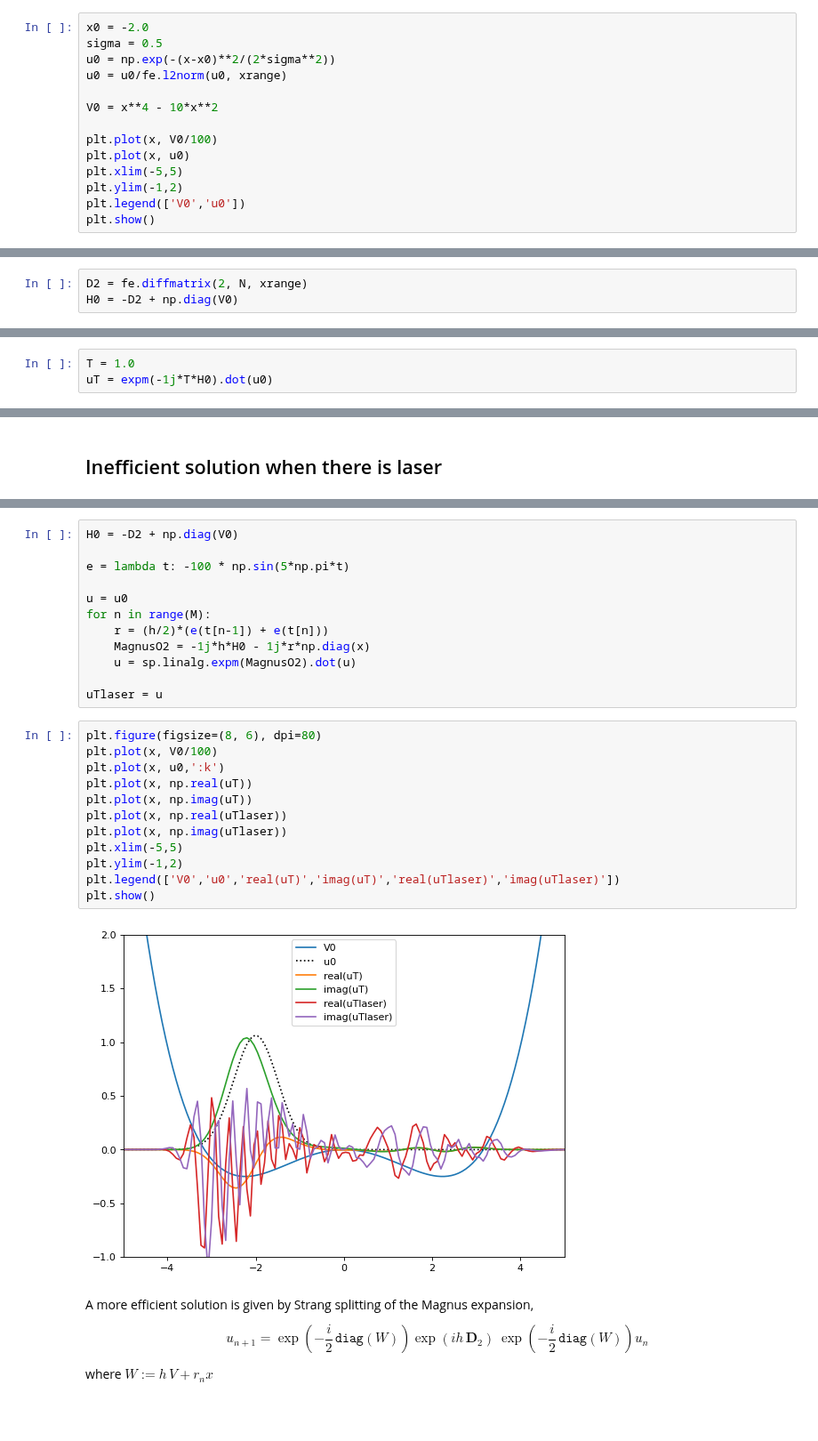
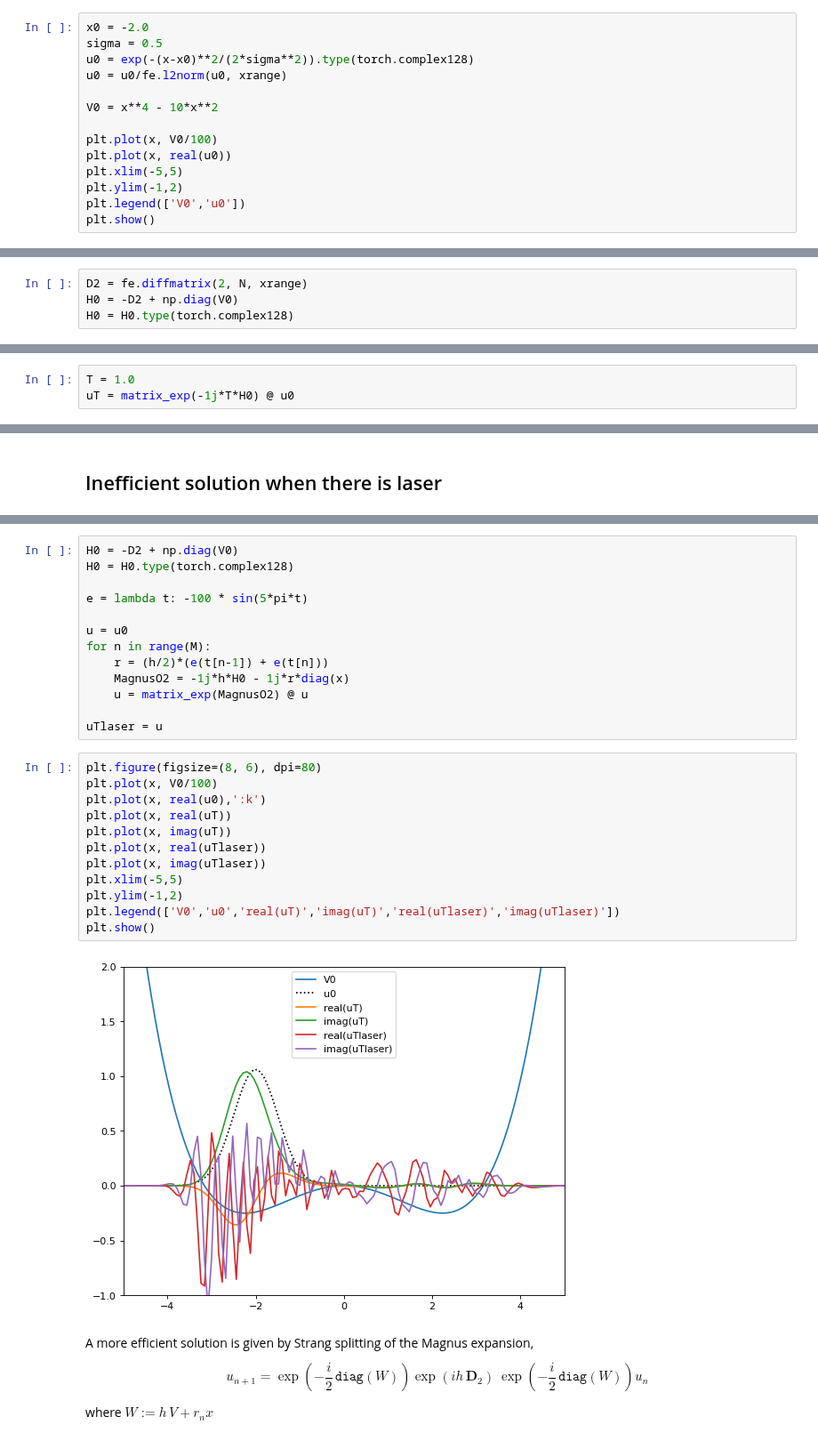
Before and after one commit to brownadder/expsolve, a Jupyter notebook: examples/fourier/example-laser-potential.ipynb, the cells around one changed output, grey strips where cells are left out. Shown at 89% size. Drawn from its saved outputs; the diff is of its cells as text; blank space fills up the shorter version.

```diff
--- a/examples/fourier/example-laser-potential.ipynb
+++ b/examples/fourier/example-laser-potential.ipynb
@@ -95,13 +97,13 @@ t = np.arange(M+1)*h    # time grid
 # %%
 x0 = -2.0
 sigma = 0.5
-u0 = np.exp(-(x-x0)**2/(2*sigma**2))
+u0 = exp(-(x-x0)**2/(2*sigma**2)).type(torch.complex128)
 u0 = u0/fe.l2norm(u0, xrange)
 
 V0 = x**4 - 10*x**2
 
 plt.plot(x, V0/100)
-plt.plot(x, u0)
+plt.plot(x, real(u0))
 plt.xlim(-5,5)
 plt.ylim(-1,2)
 plt.legend(['V0','u0'])
@@ -117,4 +119,5 @@ $$ \mathbf{H}_0 = -\mathrm{D}_2 + \texttt{diag}(V_0). $$
 # %%
 D2 = fe.diffmatrix(2, N, xrange)
 H0 = -D2 + np.diag(V0)
+H0 = H0.type(torch.complex128)
 # %% [markdown]
@@ -123,7 +126,7 @@ Now we can compute the matrix exponential $\exp\left(-i t \mathbf{H}\right)$ usi
 $$ u(t) = \exp\left(-i t \mathbf{H}\right) u(0). $$
 # %%
 T = 1.0
-uT = expm(-1j*T*H0).dot(u0)
+uT = matrix_exp(-1j*T*H0) @ u0
 # %% [markdown]
 Let's plot the solution at $T=1$:
 # %%
@@ -247,29 +254,30 @@ We can compute the exponential using $\texttt{expm}$. This is highly inefficient
 # %%
 H0 = -D2 + np.diag(V0)
+H0 = H0.type(torch.complex128)
 
-e = lambda t: -100 * np.sin(5*np.pi*t)
+e = lambda t: -100 * sin(5*pi*t)
 
 u = u0
 for n in range(M):
     r = (h/2)*(e(t[n-1]) + e(t[n]))
-    MagnusO2 = -1j*h*H0 - 1j*r*np.diag(x)
-    u = sp.linalg.expm(MagnusO2).dot(u)
+    MagnusO2 = -1j*h*H0 - 1j*r*diag(x)
+    u = matrix_exp(MagnusO2) @ u
 
 uTlaser = u
 # %%
 plt.figure(figsize=(8, 6), dpi=80)
 plt.plot(x, V0/100)
-plt.plot(x, u0,':k')
-plt.plot(x, np.real(uT))
-plt.plot(x, np.imag(uT))
-plt.plot(x, np.real(uTlaser))
-plt.plot(x, np.imag(uTlaser))
+plt.plot(x, real(u0),':k')
+plt.plot(x, real(uT))
+plt.plot(x, imag(uT))
+plt.plot(x, real(uTlaser))
+plt.plot(x, imag(uTlaser))
 plt.xlim(-5,5)
 plt.ylim(-1,2)
 plt.legend(['V0','u0','real(uT)','imag(uT)','real(uTlaser)','imag(uTlaser)'])
 plt.show()
 # %% [output]
-[figure, old version]
+[figure, new version]
 # %% [markdown]
 A more efficient solution is given by Strang splitting of the Magnus expansion,
 
```
Also changed, not shown: parts of 18 cells of this notebook.
